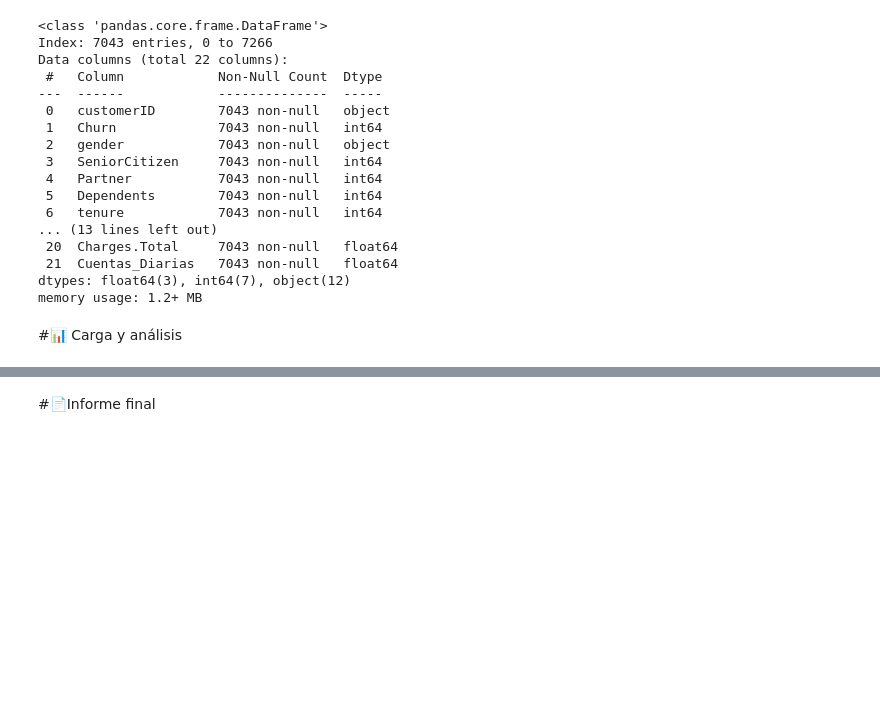
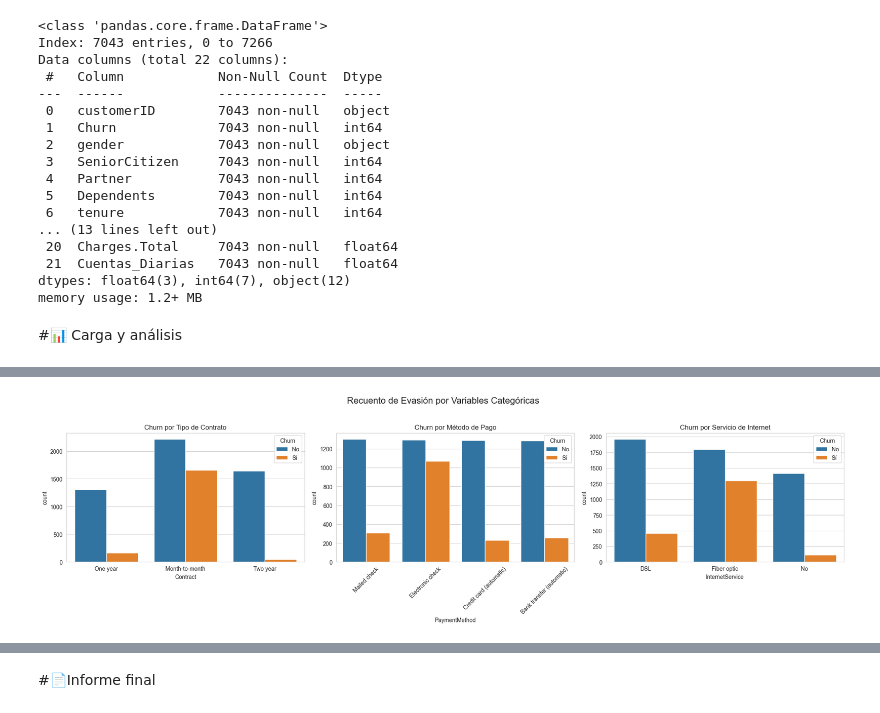
Before and after one commit to AxelFPAceves/CHALLENGE-TELECOM-X-1RA-PARTE, a Jupyter notebook: challenge2-data-science-LATAM-main/TelecomX_LATAM.ipynb, the cells around one changed output, grey strips where cells are left out. Drawn from its saved outputs; the diff is of its cells as text; code cells hidden in the pictures; blank space fills up the shorter version.

```diff
--- a/challenge2-data-science-LATAM-main/TelecomX_LATAM.ipynb
+++ b/challenge2-data-science-LATAM-main/TelecomX_LATAM.ipynb
@@ -359,0 +409,26 @@ memory usage: 1.2+ MB
+# %%
+
+# Creamos una figura para los siguientes gráficos
+fig, axes = plt.subplots(1, 3, figsize=(20, 6))
+fig.suptitle('Recuento de Evasión por Variables Categóricas', fontsize=16)
+
+# Gráfico 1: Churn por Tipo de Contrato
+sns.countplot(x='Contract', hue='Churn', data=datos_transformados, ax=axes[0])
+axes[0].set_title('Churn por Tipo de Contrato')
+axes[0].legend(title='Churn', labels=['No', 'Sí'])
+
+# Gráfico 2: Churn por Método de Pago
+sns.countplot(x='PaymentMethod', hue='Churn', data=datos_transformados, ax=axes[1])
+axes[1].set_title('Churn por Método de Pago')
+axes[1].tick_params(axis='x', rotation=45) # Rotamos las etiquetas para que no se solapen
+axes[1].legend(title='Churn', labels=['No', 'Sí'])
+
+# Gráfico 3: Churn por Servicio de Internet
+sns.countplot(x='InternetService', hue='Churn', data=datos_transformados, ax=axes[2])
+axes[2].set_title('Churn por Servicio de Internet')
+axes[2].legend(title='Churn', labels=['No', 'Sí'])
+
+plt.tight_layout(rect=[0, 0.03, 1, 0.95]) # Ajustar para el título principal
+plt.show()
+# %% [output]
+[figure, added]
```
Also changed, not shown: parts of 7 cells of this notebook, 1 other file.
